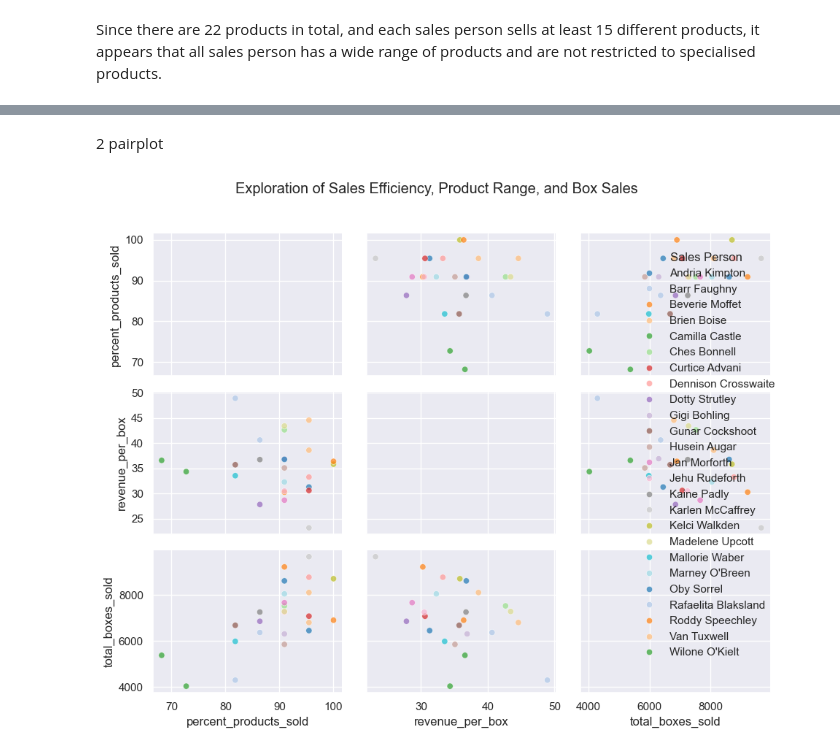
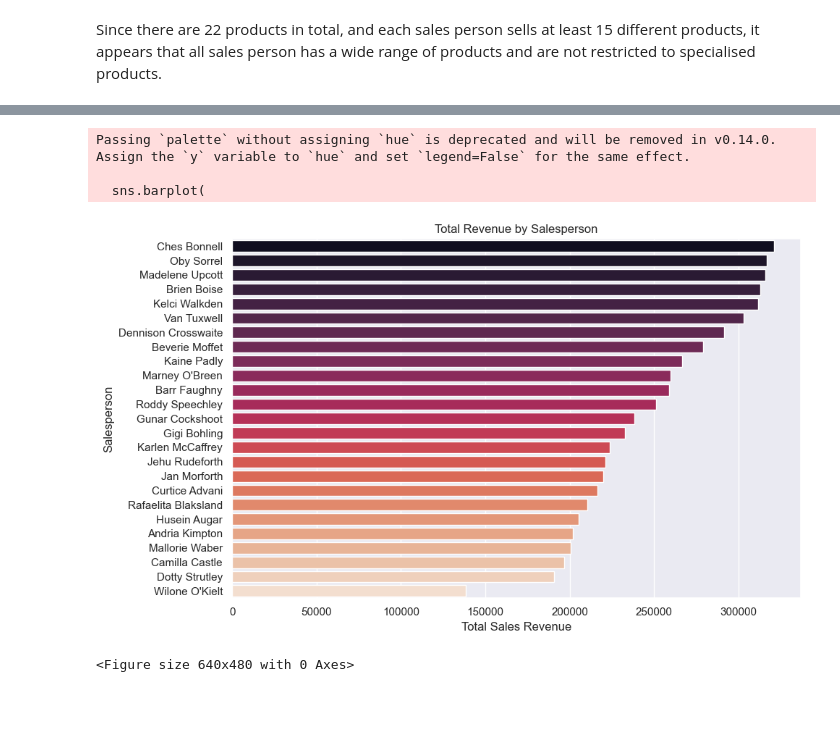
Before and after one commit to rosabear/Chocolate-Sales-Analysis, a Jupyter notebook: chocseda.ipynb, the cells around one changed output, grey strips where cells are left out. Drawn from its saved outputs; the diff is of its cells as text; code cells hidden in the pictures; blank space fills up the shorter version.

```diff
--- a/chocseda.ipynb
+++ b/chocseda.ipynb
@@ -241,18 +184,24 @@ plt.show()
-# %% [markdown]
-2 pairplot
-# %%
-# Total boxes sold by salesperson (sum of boxes_shipped)
-total_boxes_sold = df.groupby('Sales Person')['Boxes Shipped'].sum().reset_index()
-total_boxes_sold.columns = ['Sales Person', 'total_boxes_sold']
-
-# Merge total boxes sold with the combined data
-combined_data = pd.merge(combined_data, total_boxes_sold, on='Sales Person')
-
-# Pairplot to explore relationships
-sns.pairplot(combined_data[['Sales Person', 'percent_products_sold', 'revenue_per_box', 'total_boxes_sold']],
-             hue='Sales Person', palette='tab20', plot_kws={'alpha': 0.7})
-plt.suptitle('Exploration of Sales Efficiency, Product Range, and Box Sales', y=1.02)
-plt.tight_layout()
-plt.show()
-# %% [output]
-[figure, removed]
+# %%
+sales_revenue = df.groupby('Sales Person').agg({
+    'Revenue': 'sum'
+}).reset_index()
+
+plt.figure(figsize=(10,6))
+sns.barplot(
+    data=sales_revenue.sort_values('Revenue', ascending=False),
+    x='Revenue',
+    y='Sales Person',
+    palette='rocket'
+)
+plt.xlabel('Total Sales Revenue')
+plt.ylabel('Salesperson')
+plt.title('Total Revenue by Salesperson')
+plt.tight_layout()
+plt.show()
+plt.savefig("totalrev.png")
+# %% [output]
+Passing `palette` without assigning `hue` is deprecated and will be removed in v0.14.0. Assign the `y` variable to `hue` and set `legend=False` for the same effect.
+
+  sns.barplot(
+[figure, added]
+<Figure size 640x480 with 0 Axes>
```
Also changed, not shown: parts of 17 cells of this notebook, 3 other files.
